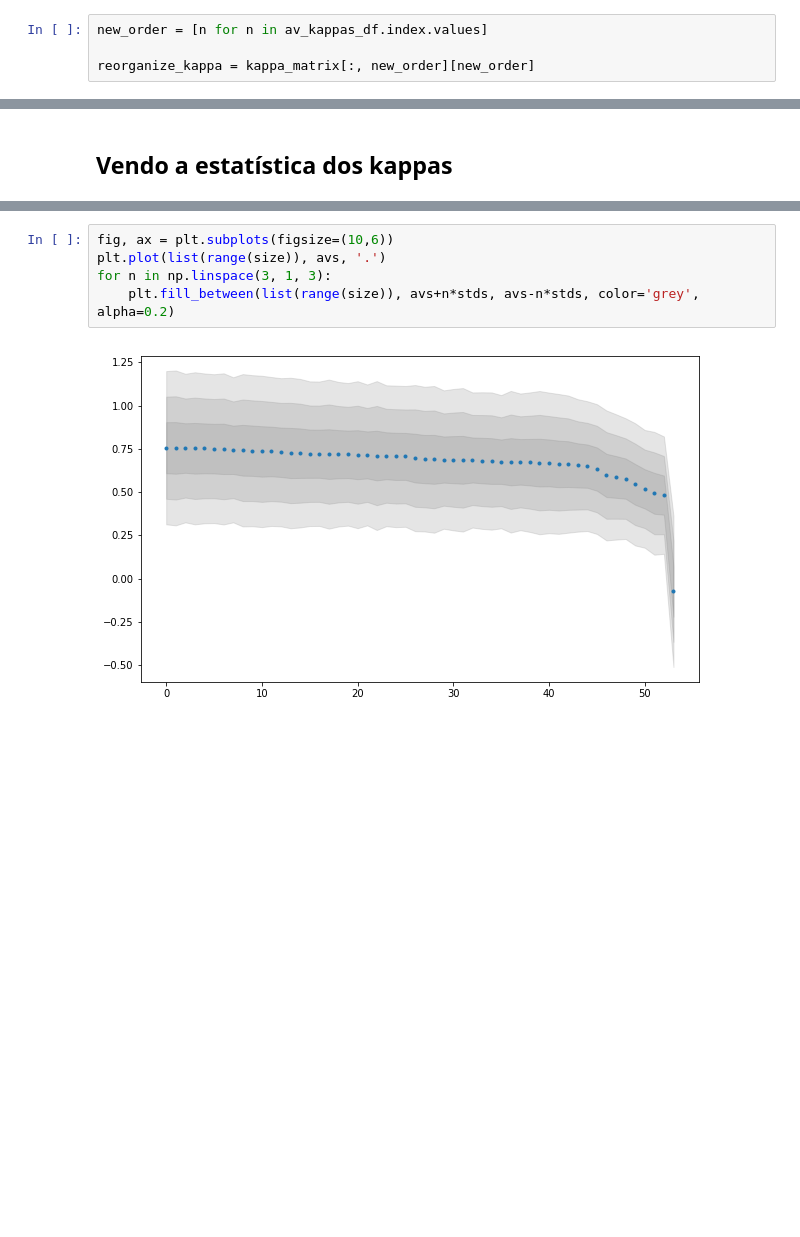
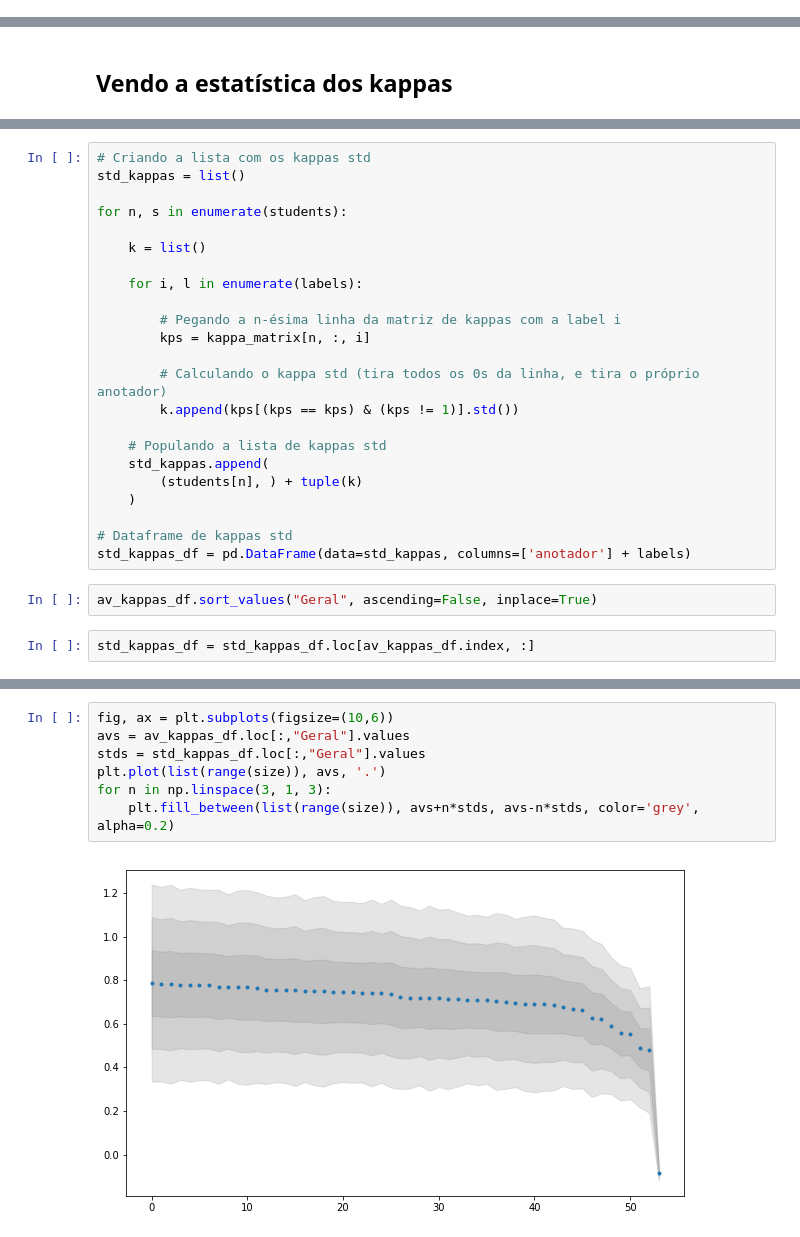
Before and after one commit to felipeasilva1/doccano, a Jupyter notebook: data_quality/1-Concordancia-treino_1.ipynb, the cells around one changed output, grey strips where cells are left out. Drawn from its saved outputs; the diff is of its cells as text; blank space fills up the shorter version.

```diff
--- a/data_quality/1-Concordancia-treino_1.ipynb
+++ b/data_quality/1-Concordancia-treino_1.ipynb
@@ -521,7 +441,3 @@ av_kappas_df.query('kappa_medio < 0.75')
 # %% [markdown]
 ## Como mudaria o visual dos kappas se reorganizássemos?
-# %%
-new_order = [n for n in av_kappas_df.index.values]
-
-reorganize_kappa = kappa_matrix[:, new_order][new_order]
 # %%
@@ -549,0 +474,27 @@ avs = av_kappas_df.kappa_medio
+# %%
+# Criando a lista com os kappas std
+std_kappas = list()
+
+for n, s in enumerate(students):
+
+    k = list()
+
+    for i, l in enumerate(labels):
+
+        # Pegando a n-ésima linha da matriz de kappas com a label i
+        kps = kappa_matrix[n, :, i]
+
+        # Calculando o kappa std (tira todos os 0s da linha, e tira o próprio anotador)
+        k.append(kps[(kps == kps) & (kps != 1)].std())
+
+    # Populando a lista de kappas std
+    std_kappas.append(
+        (students[n], ) + tuple(k)
+    )
+
+# Dataframe de kappas std
+std_kappas_df = pd.DataFrame(data=std_kappas, columns=['anotador'] + labels)
+# %%
+av_kappas_df.sort_values("Geral", ascending=False, inplace=True)
+# %%
+std_kappas_df = std_kappas_df.loc[av_kappas_df.index, :]
@@ -550,7 +510,9 @@ avs = av_kappas_df.kappa_medio
 # %%
 fig, ax = plt.subplots(figsize=(10,6))
+avs = av_kappas_df.loc[:,"Geral"].values
+stds = std_kappas_df.loc[:,"Geral"].values
 plt.plot(list(range(size)), avs, '.')
 for n in np.linspace(3, 1, 3):
     plt.fill_between(list(range(size)), avs+n*stds, avs-n*stds, color='grey', alpha=0.2)
 # %% [output]
-[figure, old version]
+[figure, new version]
```
Also changed, not shown: parts of 42 cells of this notebook, 5 other files.
